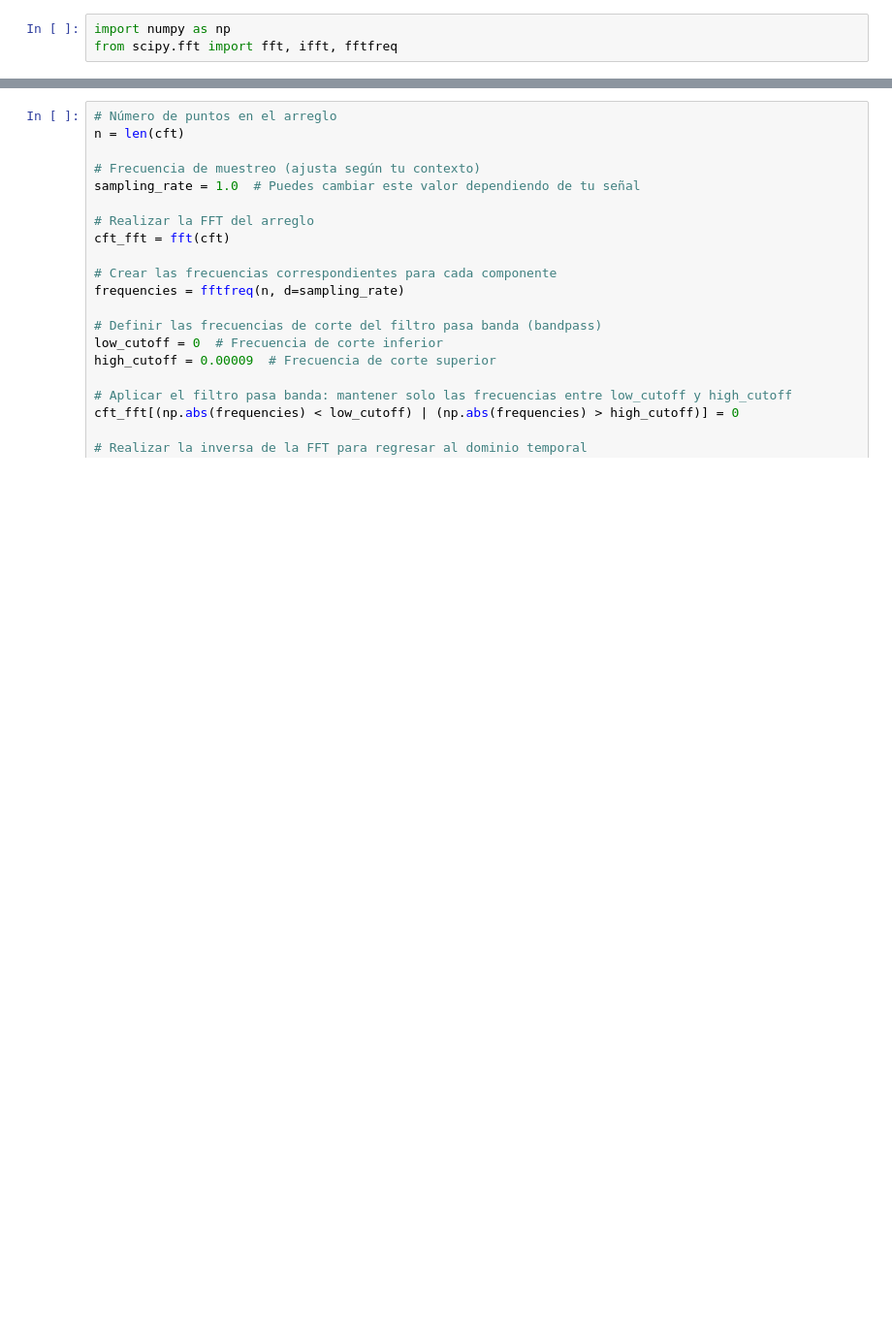
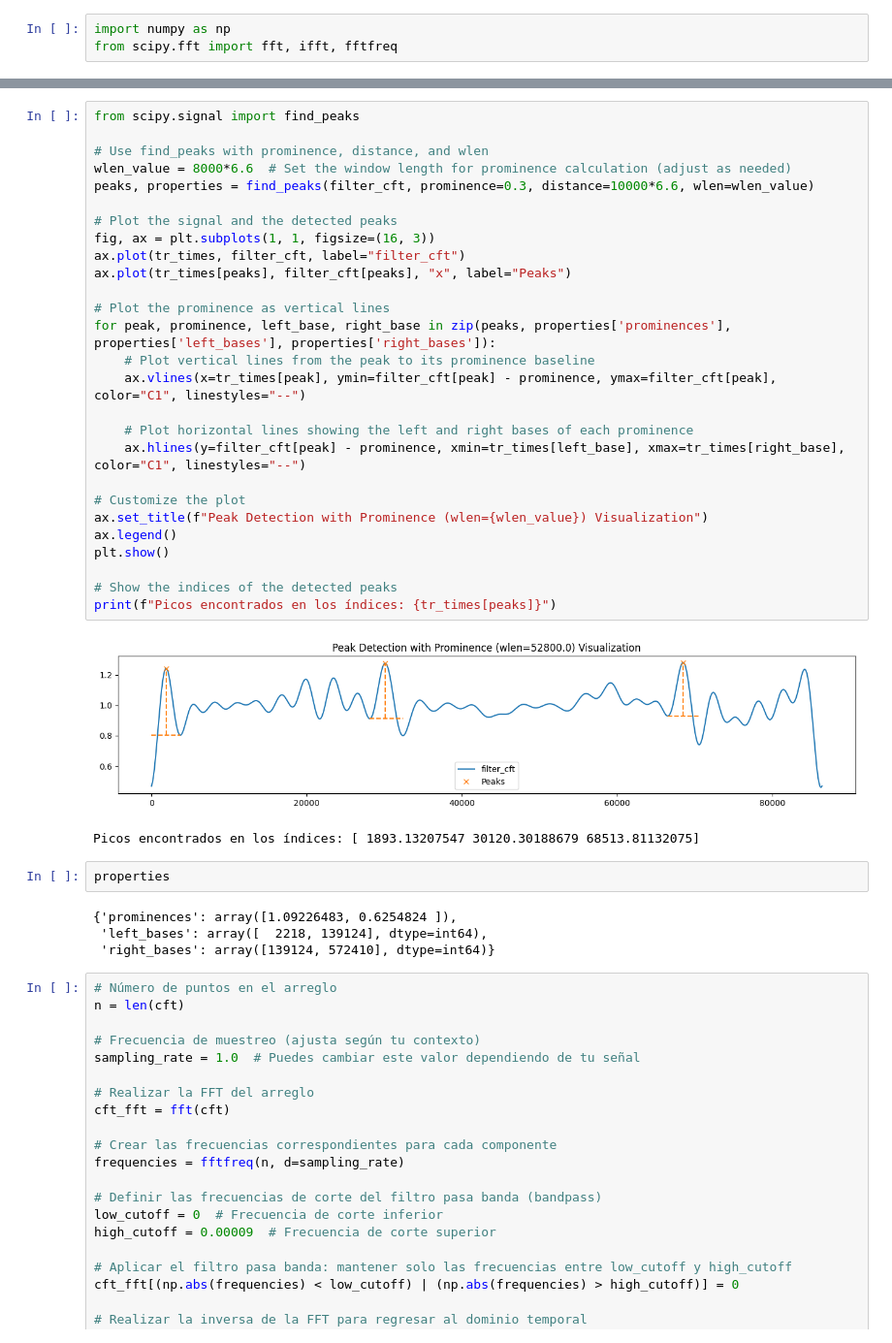
Before and after one commit to Danielvargas04/CUMIS, a Jupyter notebook: pruebas.ipynb, the cells around one changed output, grey strips where cells are left out. Shown at 97% size. Cells and saved outputs as stored; diff of their text form; blank space fills up the shorter version.

Commit message:
Modularizacion del codigo, e implementacion de find_peaks

```diff
--- a/pruebas.ipynb
+++ b/pruebas.ipynb
@@ -381,3 +423,39 @@ ax[0].legend()
+# %%
+from scipy.signal import find_peaks
+
+# Use find_peaks with prominence, distance, and wlen
+wlen_value = 8000*6.6  # Set the window length for prominence calculation (adjust as needed)
+peaks, properties = find_peaks(filter_cft, prominence=0.3, distance=10000*6.6, wlen=wlen_value)
+
+# Plot the signal and the detected peaks
+fig, ax = plt.subplots(1, 1, figsize=(16, 3))
+ax.plot(tr_times, filter_cft, label="filter_cft")
+ax.plot(tr_times[peaks], filter_cft[peaks], "x", label="Peaks")
+
+# Plot the prominence as vertical lines
+for peak, prominence, left_base, right_base in zip(peaks, properties['prominences'], properties['left_bases'], properties['right_bases']):
+    # Plot vertical lines from the peak to its prominence baseline
+    ax.vlines(x=tr_times[peak], ymin=filter_cft[peak] - prominence, ymax=filter_cft[peak], color="C1", linestyles="--")
+
+    # Plot horizontal lines showing the left and right bases of each prominence
+    ax.hlines(y=filter_cft[peak] - prominence, xmin=tr_times[left_base], xmax=tr_times[right_base], color="C1", linestyles="--")
+
+# Customize the plot
+ax.set_title(f"Peak Detection with Prominence (wlen={wlen_value}) Visualization")
+ax.legend()
+plt.show()
+
+# Show the indices of the detected peaks
+print(f"Picos encontrados en los índices: {tr_times[peaks]}")
+# %% [output]
+[figure, added]
+Picos encontrados en los índices: [ 1893.13207547 30120.30188679 68513.81132075]
+# %%
+properties
+# %% [output]
+{'prominences': array([1.09226483, 0.6254824 ]),
+ 'left_bases': array([  2218, 139124], dtype=int64),
+ 'right_bases': array([139124, 572410], dtype=int64)}
 # %%
 # Número de puntos en el arreglo
 n = len(cft)
```
Also changed, not shown: parts of 8 cells of this notebook, 4 other files.
